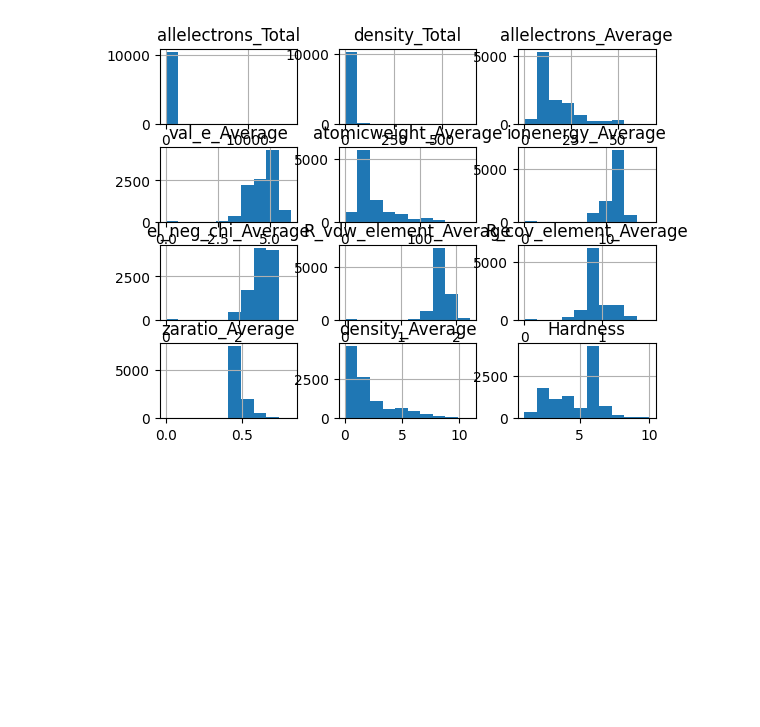
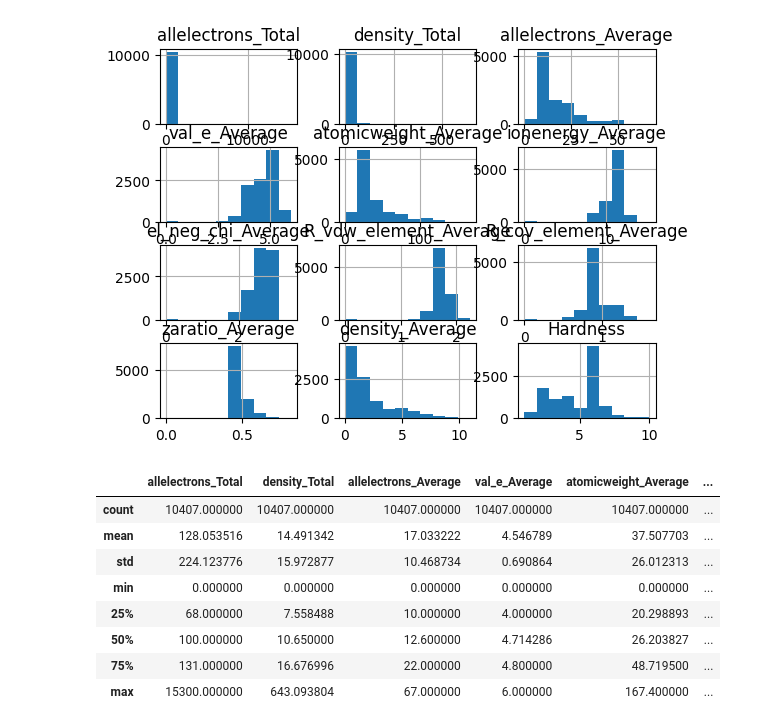
Before and after one commit to M1kE01/s3e25_kaggle, a Jupyter notebook: s3e25.ipynb, the cells around one changed output. Saved outputs shown, nothing was run; the diff lists cells and outputs as text; code cells hidden in the pictures; blank space fills up the shorter version.

```diff
--- a/s3e25.ipynb
+++ b/s3e25.ipynb
@@ -63,3 +61,15 @@ array([[<Axes: title={'center': 'allelectrons_Total'}>,
         <Axes: title={'center': 'density_Average'}>,
         <Axes: title={'center': 'Hardness'}>]], dtype=object)
 [figure]
+# %%
+data.describe()
+# %% [output]
+|  | allelectrons_Total | density_Total | allelectrons_Average | val_e_Average | atomicweight_Average | ... |
+| count | 10407.000000 | 10407.000000 | 10407.000000 | 10407.000000 | 10407.000000 | ... |
+| mean | 128.053516 | 14.491342 | 17.033222 | 4.546789 | 37.507703 | ... |
+| std | 224.123776 | 15.972877 | 10.468734 | 0.690864 | 26.012313 | ... |
+| min | 0.000000 | 0.000000 | 0.000000 | 0.000000 | 0.000000 | ... |
+| 25% | 68.000000 | 7.558488 | 10.000000 | 4.000000 | 20.298893 | ... |
+| 50% | 100.000000 | 10.650000 | 12.600000 | 4.714286 | 26.203827 | ... |
+| 75% | 131.000000 | 16.676996 | 22.000000 | 4.800000 | 48.719500 | ... |
+| max | 15300.000000 | 643.093804 | 67.000000 | 6.000000 | 167.400000 | ... |
```
Also changed, not shown: parts of 6 cells of this notebook.
